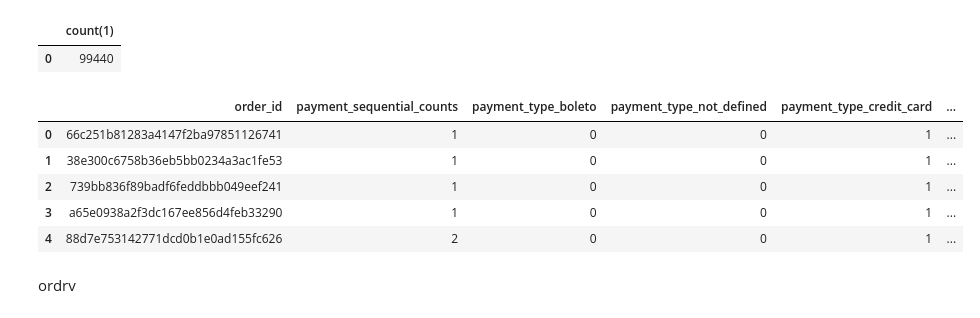
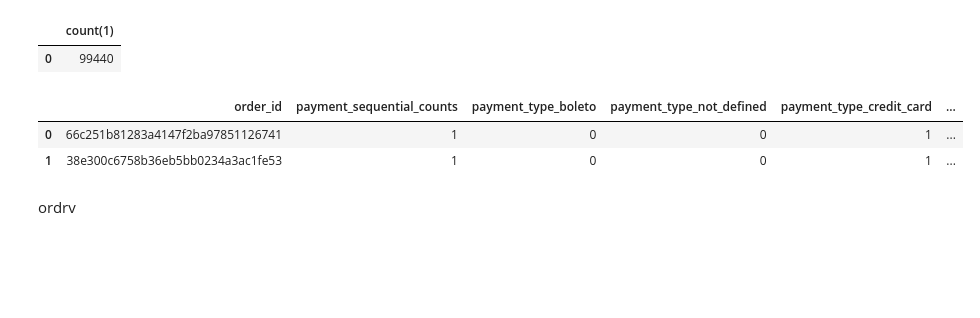
Before and after one commit to NainaAgrawal/ecommerce_sales_analysis, a Jupyter notebook: ecommerceanalysis.ipynb, the cells around one changed output. Cells and saved outputs as stored; diff of their text form; code cells hidden in the pictures; blank space fills up the shorter version.

```diff
--- a/ecommerceanalysis.ipynb
+++ b/ecommerceanalysis.ipynb
@@ -262,14 +257,11 @@ hc.sql('''select count(*) from ordpy1 ''').toPandas()
 |  | count(1) |
 | 0 | 99440 |
 # %%
-hc.sql('''select * from ordpy1 limit 5''').toPandas()
+hc.sql('''select * from ordpy1 limit 2''').toPandas()
 # %% [output]
 |  | order_id | payment_sequential_counts | payment_type_boleto | payment_type_not_defined | payment_type_credit_card | ... |
 | 0 | 66c251b81283a4147f2ba97851126741 | 1 | 0 | 0 | 1 | ... |
 | 1 | 38e300c6758b36eb5bb0234a3ac1fe53 | 1 | 0 | 0 | 1 | ... |
-| 2 | 739bb836f89badf6feddbbb049eef241 | 1 | 0 | 0 | 1 | ... |
-| 3 | a65e0938a2f3dc167ee856d4feb33290 | 1 | 0 | 0 | 1 | ... |
-| 4 | 88d7e753142771dcd0b1e0ad155fc626 | 2 | 0 | 0 | 1 | ... |
 # %% [markdown]
 ordrv
 # %%
```
Also changed, not shown: parts of 9 cells of this notebook.
